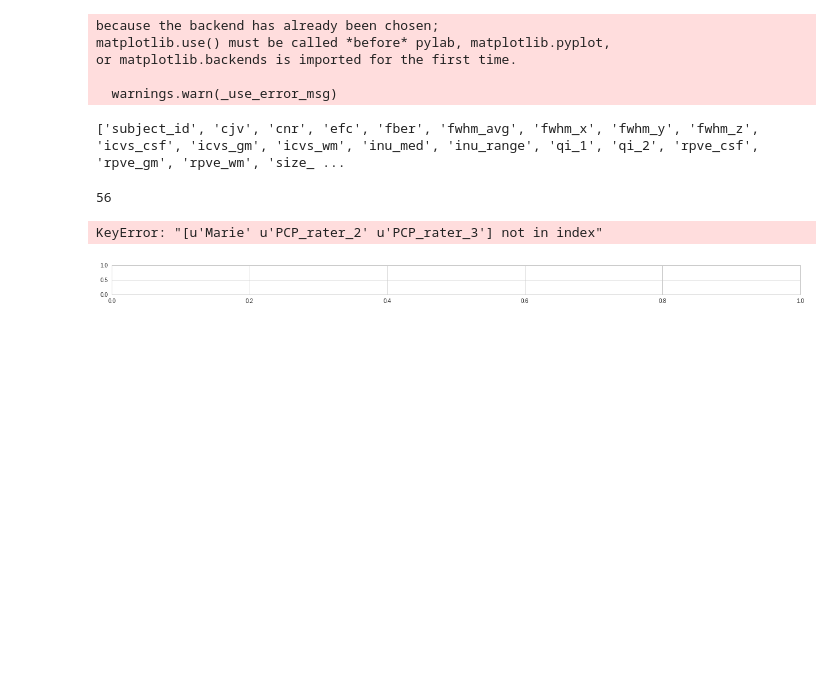
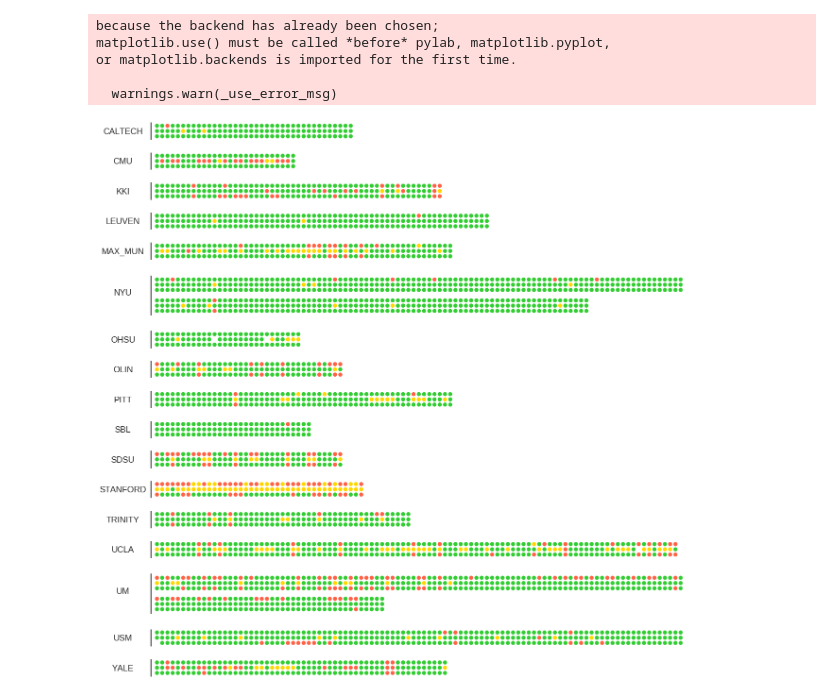
Before and after one commit to nipreps/mriqc, a Jupyter notebook: notebooks/MRIQC.ipynb, the cells around one changed output. Cells and saved outputs as stored; diff of their text form; code cells hidden in the pictures; blank space fills up the shorter version.

```diff
--- a/notebooks/MRIQC.ipynb
+++ b/notebooks/MRIQC.ipynb
@@ -14,21 +14,11 @@ or matplotlib.backends is imported for the first time.
 # %%
 data_path = '/home/oesteban/Google Drive/mriqc'
 x_path = op.join(data_path, 'aMRIQC_abide_20161130.csv')
-y_path = op.join(data_path, 'ABIDE_QC_Marie.csv')
+# y_path = op.join(data_path, 'ABIDE_QC_Marie.csv')
+y_path = op.join(data_path, 'ABIDE_QC_all.csv')
-# %%
-X = pd.read_csv(x_path, index_col=False)
-cols = X.columns.ravel().tolist()
-print(cols)
-cols.remove('subject_id')
-len(cols)
-# %% [output]
-['subject_id', 'cjv', 'cnr', 'efc', 'fber', 'fwhm_avg', 'fwhm_x', 'fwhm_y', 'fwhm_z', 'icvs_csf', 'icvs_gm', 'icvs_wm', 'inu_med', 'inu_range', 'qi_1', 'qi_2', 'rpve_csf', 'rpve_gm', 'rpve_wm', 'size_ ...
-56
-# %%
-mdata = pd.read_csv(op.join(data_path, 'ABIDE_QC_all.csv'), index_col=False, na_values='n/a', na_filter=False)
-fig = raters_variability_plot(mdata)
-# %% [output]
-KeyError: "[u'Marie' u'PCP_rater_2' u'PCP_rater_3'] not in index"
-[figure, removed]
+# %%
+fig = raters_variability_plot(y_path)
+# %% [output]
+[figure, added]
 # %%
 fig = plot_abide_stripplots(x_path, y_path)
```
Also changed, not shown: parts of 12 cells of this notebook, 4 other files.
